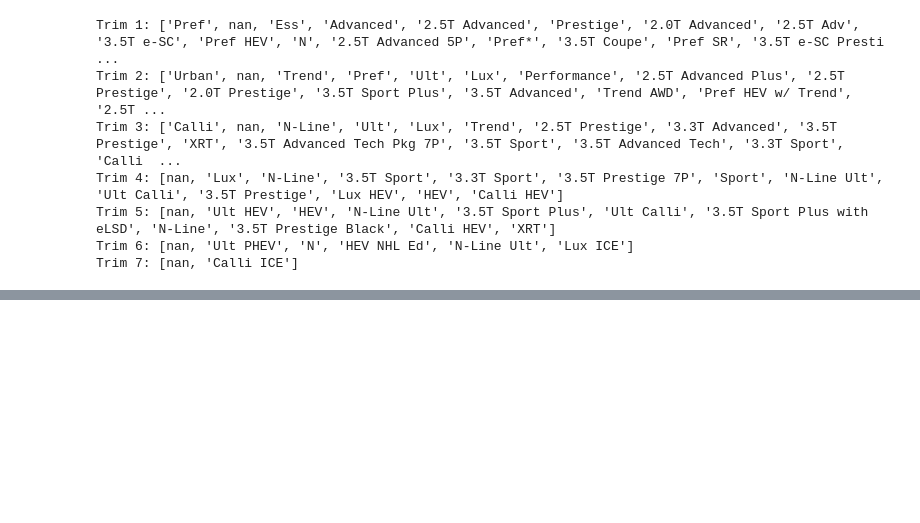
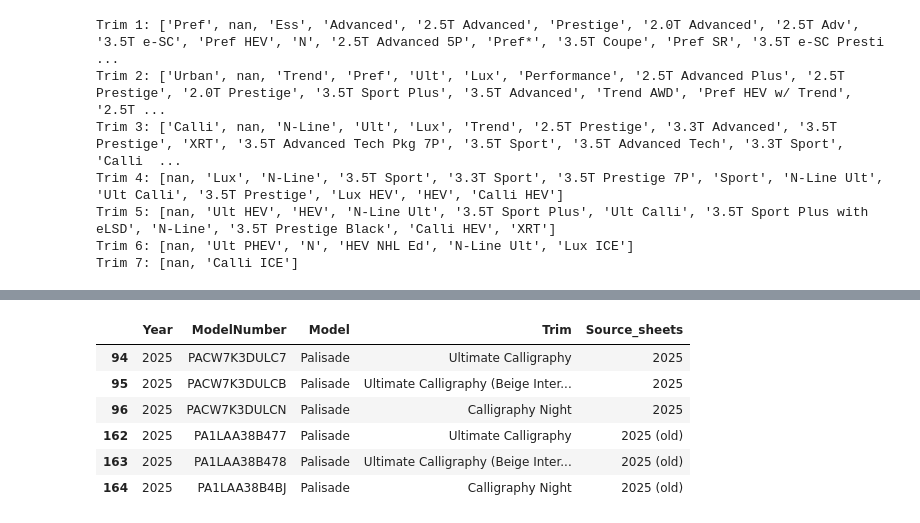
Before and after one commit to MeliPax/OEM_Accessories_v1, a Jupyter notebook: source_code/hyundai_extract_utility.ipynb, the cells around one changed output, grey strips where cells are left out. Cells and saved outputs as stored; diff of their text form; code cells hidden in the pictures; blank space fills up the shorter version.

```diff
--- a/source_code/hyundai_extract_utility.ipynb
+++ b/source_code/hyundai_extract_utility.ipynb
@@ -192,0 +267,12 @@ def assign_trims_respective_models(Palisade_df, ):
+# %%
+tag_keywords = {
+    "Palisade":{
+        "Urban": ["Urban"],
+        "Pref":["Preferred"],
+        "Pref Trend":["Preferred Trend"],
+        "Calli" : ["Calligraphy"],
+        "Calli ICE":["Calligraphy", ],
+        "Lux HEV": ["Luxury HEV"],
+        "XRT" : ["XRT"]
+    }
+}
@@ -192,0 +295,35 @@ def assign_trims_respective_models(Palisade_df, ):
+# %%
+
+def get_model_number_by_year_model_with_trim_key_word(year, model, kwd):
+
+    pattern = ''.join(f'(?=.*{kw})' for kw in kwd)  # constructing search keywords pattern
+    # print(pattern)
+    # search query
+    res_df = hyundai_model_db_df[
+        (1==1)
+        &(hyundai_model_db_df["Year"] == year)
+    & (hyundai_model_db_df["Model"] == model)
+    & (hyundai_model_db_df["Trim"].str.contains(pattern, case=False, na=False))
+    ]
+
+    return  res_df
+# %%
+def get_tags_by_model_and_trim(model, trim):
+    return tag_keywords[model][trim]
+# %%
+def search_hyundai_db_by_model_year_trim(year, model, trim):
+    tags = get_tags_by_model_and_trim(model, trim)
+
+    res = get_model_number_by_year_model_with_trim_key_word(year, model, tags)
+
+    return res
+# %%
+search_hyundai_db_by_model_year_trim(2025, "Palisade", 'Calli')
+# %% [output]
+|  | Year | ModelNumber | Model | Trim | Source_sheets |
+| 94 | 2025 | PACW7K3DULC7 | Palisade | Ultimate Calligraphy | 2025 |
+| 95 | 2025 | PACW7K3DULCB | Palisade | Ultimate Calligraphy (Beige Inter... | 2025 |
+| 96 | 2025 | PACW7K3DULCN | Palisade | Calligraphy Night | 2025 |
+| 162 | 2025 | PA1LAA38B477 | Palisade | Ultimate Calligraphy | 2025 (old) |
+| 163 | 2025 | PA1LAA38B478 | Palisade | Ultimate Calligraphy (Beige Inter... | 2025 (old) |
+| 164 | 2025 | PA1LAA38B4BJ | Palisade | Calligraphy Night | 2025 (old) |
```
Also changed, not shown: parts of 33 cells of this notebook, 3 other files.
